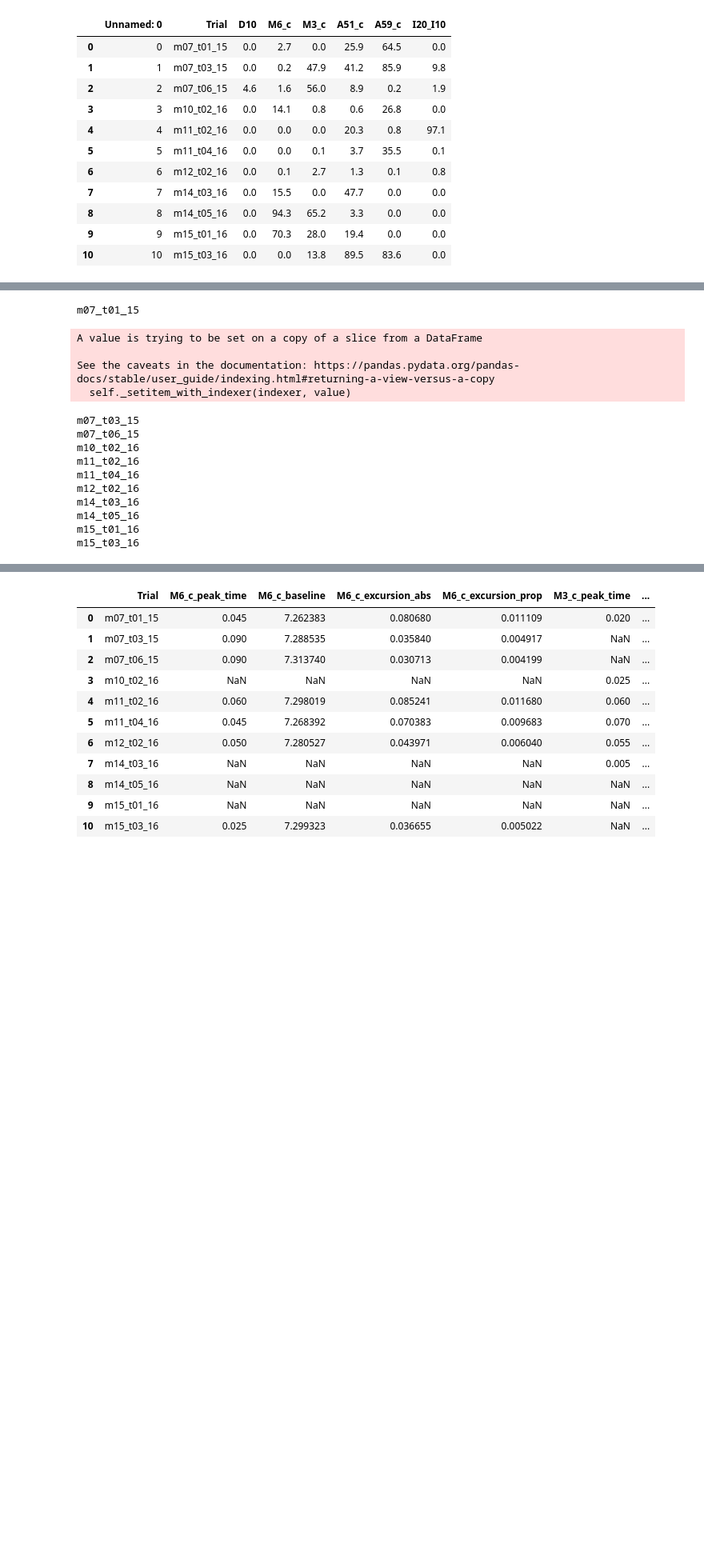
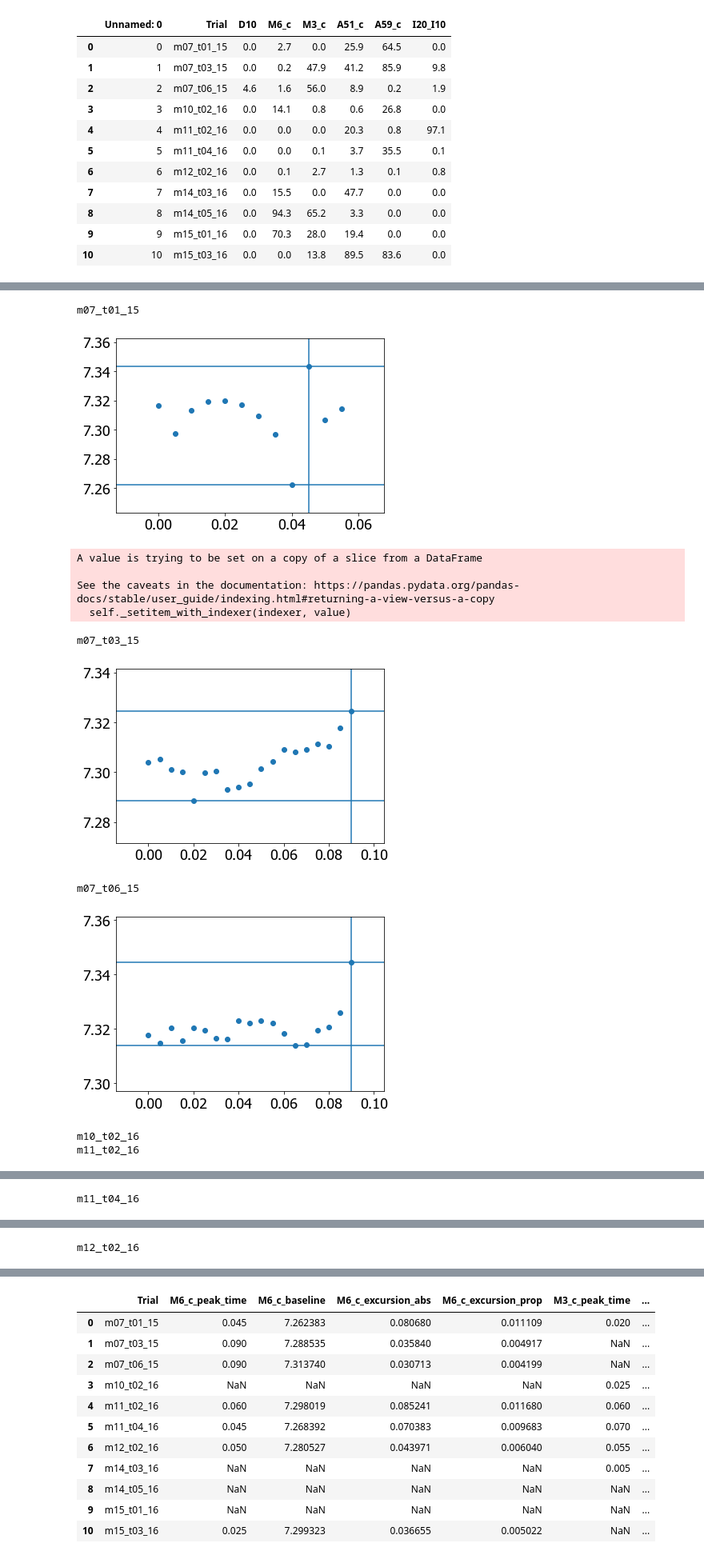
Before and after one commit to SageMay/In_vivo_Myofilament_Lattice_Kinematics, a Jupyter notebook: Analysis/Summary_DataFrame.ipynb, the cells around one changed output, grey strips where cells are left out. Shown: that part at 80% size. Cells and saved outputs as stored; diff of their text form; code cells hidden in the pictures; blank space fills up the shorter version.

```diff
--- a/Analysis/Summary_DataFrame.ipynb
+++ b/Analysis/Summary_DataFrame.ipynb
@@ -21,16 +22,4 @@ matplotlib_axes_logger.setLevel('ERROR')
 # %%
 acceptable_trials = ['m07_t01_15', 'm07_t03_15', 'm07_t06_15','m10_t02_16','m11_t02_16','m11_t04_16',
                    'm12_t02_16', 'm14_t03_16','m14_t05_16', 'm15_t01_16', 'm15_t03_16']
-# %%
-# Create an dataframe with a column of the trials. To this dataframe I'll add the mean, excursion and time of peak for each trial
-
-trials = []
-for trial in acceptable_trials:
-    file = '../DataProcessing/ProcessedData/' + trial + '_det.csv'
-    t = file.split('/')[-1]
-    t = t.split('.')[0]
-    t = t.split('_')[0] + '_' + t.split('_')[1] + '_' + t.split('_')[2]
-    trials.append(t)
-
-summary = pandas.DataFrame({'Trial' : trials})
 # %%
@@ -72,7 +77,7 @@ means = []
 issues = []
 ind = 0
 
-column_names = ['I20_I10', 'M6_c', 'M3_c', 'A59_c', 'A51_c', 'D10']
+column_names = ['M6_c']#['I20_I10', 'M6_c', 'M3_c', 'A59_c', 'A51_c', 'D10']
 
 for trial in acceptable_trials:
     print(trial)
@@ -81,8 +86,9 @@ for trial in acceptable_trials:
 
     for column_name in column_names:
 
-        # First asses how large the permutation bootstrap is; we want all values for this column to be nans if the bootstrap was over 5%;
-        # it's in a try block in case; historically this handled the case where a column name was used that was not included in permutation bootstrap
+        # First asses how large the permutation bootstrap is;
+        # we want all values for this column to be nans if the bootstrap was over 5%
+
         try:
             bootstrap_indicator = float(perm_bootstrap.where(perm_bootstrap.Trial == trial).dropna(how = 'all')[column_name])
             if bootstrap_indicator < 5:
@@ -95,55 +101,53 @@ for trial in acceptable_trials:
 
                 for i in np.arange(0,d.ISI.max()):
                     temp = d.where(d.ISI == i).dropna(how = 'all').reset_index() # I don't want to drop where there is a single nan, causing a frame shift,
-                                                                                 # but only where all vals are nans due to using the where function. Therefore the option "all" is used.
+                                                                                 # but only where all vals are nans due to using the where function.
+                                                                                 # Therefore the option "all" is used.
                     list_ISIs.append(np.array(temp[column_name]))
                     len_ISIs.append(len(temp))
 
                 length = np.max(len_ISIs)
 
                 col_titles = []
                 for i in np.arange(0,length):
                     col_titles.append(str(i))
 
                 ISIs_in_rows = pandas.DataFrame(list_ISIs, columns = col_titles) # Puts nans on the end of ISIs shorter than the longest
 
                 # When limited to one column at a time, these plots confirm that the peak time identification,
                 # and maximum and minimum finding are correct
 
-                #plt.scatter(np.arange(0,len(ISIs_in_rows.mean()))*(1/200), ISIs_in_rows.mean())
-                #plt.axvline(float(ISIs_in_rows.mean().idxmax())*(1/200), 0, 1)
-                #plt.axhline(ISIs_in_rows.mean().min(), 0, 1)
-                #plt.axhline(ISIs_in_rows.mean().max(), 0, 1)
-                #plt.show()
+                plt.scatter(np.arange(0,len(ISIs_in_rows.mean()))*(1/200), ISIs_in_rows.mean())
+                plt.axvline(float(ISIs_in_rows.mean().idxmax())*(1/200), 0, 1)
+                plt.axhline(ISIs_in_rows.mean().min(), 0, 1)
+                plt.axhline(ISIs_in_rows.mean().max(), 0, 1)
+                plt.show()
 
 
                 summary[column_name + '_baseline'].iloc[ind] = ISIs_in_rows.mean().min()
                 summary[column_name + '_peak_time'].iloc[ind] = float(ISIs_in_rows.mean().idxmax())*(1/200)
                 summary[column_name + '_excursion_abs'].iloc[ind] = ISIs_in_rows.mean().max() - ISIs_in_rows.mean().min()
                 summary[column_name + '_excursion_prop'].iloc[ind] = (ISIs_in_rows.mean().max() - ISIs_in_rows.mean().min())/ISIs_in_rows.mean().min()
 
             else:
                 summary[column_name + '_baseline'].iloc[ind] = np.nan
                 summary[column_name + '_peak_time'].iloc[ind] = np.nan
                 summary[column_name + '_excursion_abs'].iloc[ind] = np.nan
                 summary[column_name + '_excursion_prop'].iloc[ind] = np.nan
 
         except:
             print('Failed on ', trial, ' ', column_name)
     ind += 1
 # %% [output]
 m07_t01_15
+[figure, added]
 A value is trying to be set on a copy of a slice from a DataFrame
 
 See the caveats in the documentation: https://pandas.pydata.org/pandas-docs/stable/user_guide/indexing.html#returning-a-view-versus-a-copy
   self._setitem_with_indexer(indexer, value)
 m07_t03_15
-m07_t06_15
-m10_t02_16
-m11_t02_16
-m11_t04_16
-m12_t02_16
-m14_t03_16
-m14_t05_16
-m15_t01_16
-m15_t03_16
+[figure, added]
+m07_t06_15
+[figure, added]
+m10_t02_16
+m11_t02_16
@@ -149,0 +155 @@ m15_t03_16
+m11_t04_16
@@ -149,0 +157 @@ m15_t03_16
+m12_t02_16
```
Also changed, not shown: parts of 10 cells of this notebook, 19 other files.
